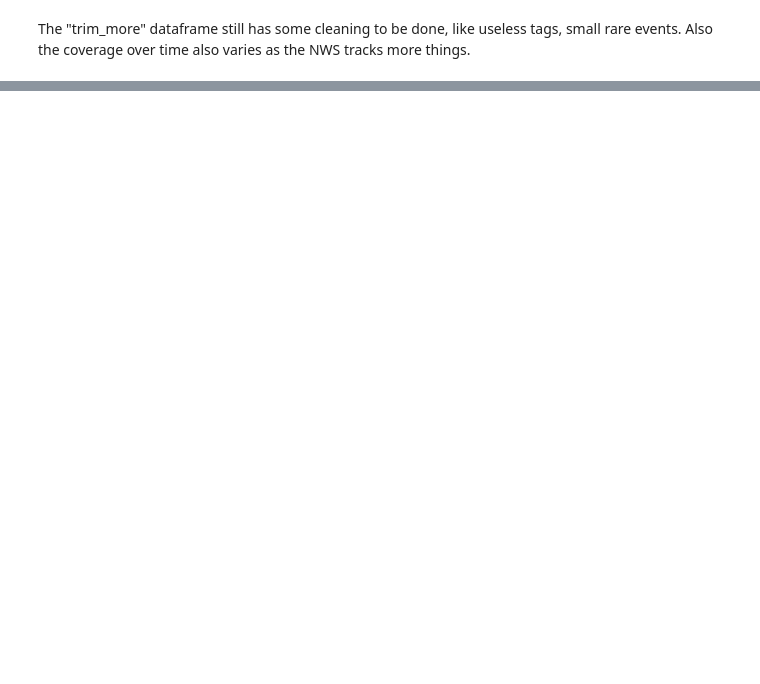
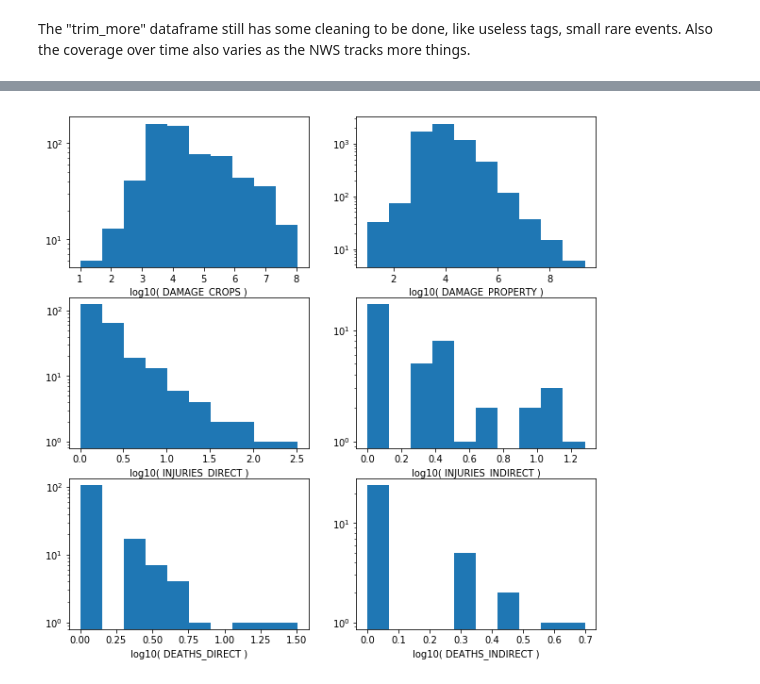
Before and after one commit to jmackrory/PDX_severe, a Jupyter notebook: clean_data.ipynb, the cells around one changed output, grey strips where cells are left out. Saved outputs shown, nothing was run; the diff lists cells and outputs as text; code cells hidden in the pictures; blank space fills up the shorter version.

```diff
--- a/clean_data.ipynb
+++ b/clean_data.ipynb
@@ -523,0 +473,7 @@ The "trim\_more" dataframe still has some cleaning to be done, like useless tags
+# %%
+df_det_trim2=pd.read_csv('joint_data/detail_trim2.csv.gz')
+# %%
+df_msk1=df_det_trim2['YEAR']>1995
+
+#first reduce coverage from 1996 to present.
+df_det_trim3=df_det_trim2[df_msk1]
@@ -523,0 +492,2 @@ The "trim\_more" dataframe still has some cleaning to be done, like useless tags
+# %%
+df_det_trim3=df_det_trim3.iloc[rand_ind]
@@ -523,0 +513,5 @@ The "trim\_more" dataframe still has some cleaning to be done, like useless tags
+# %%
+name_list=['DAMAGE_CROPS','DAMAGE_PROPERTY','INJURIES_DIRECT', 'INJURIES_INDIRECT', 'DEATHS_DIRECT', 'DEATHS_INDIRECT']
+plot_log_log_histograms(df_det_trim3,name_list)
+# %% [output]
+[figure, added]
```
Also changed, not shown: parts of 30 cells of this notebook, 3 other files.
